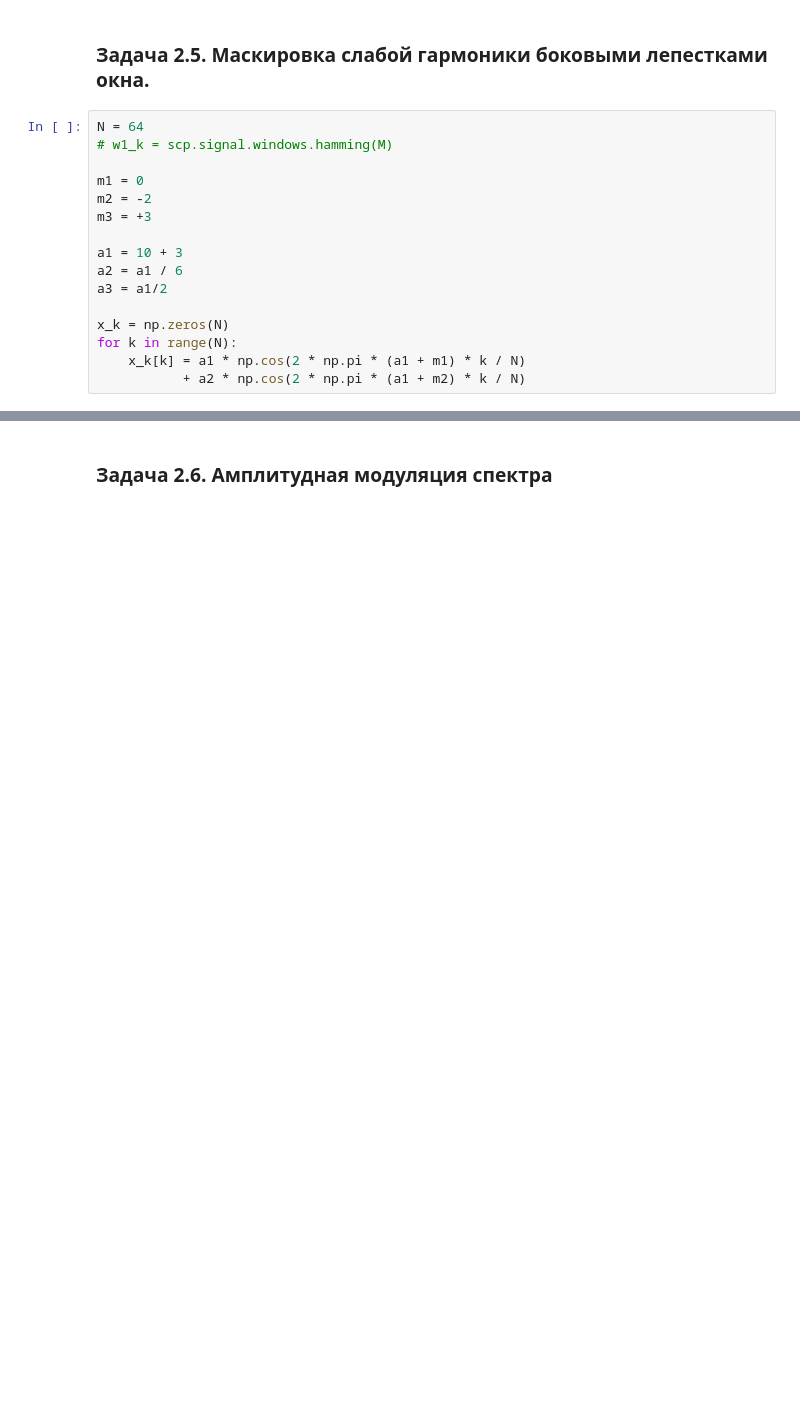
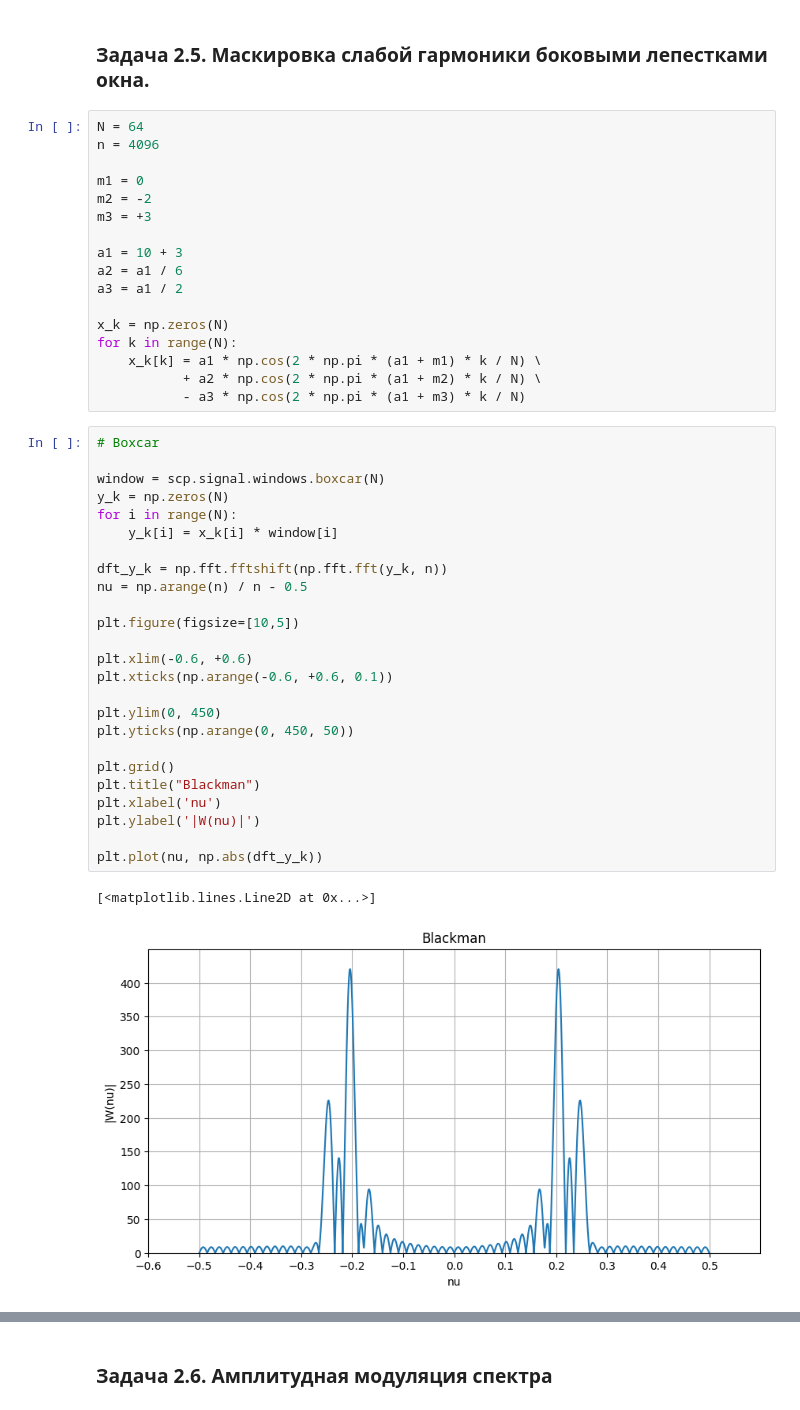
Before and after one commit to RustamSubkhankulov/radiophys, a Jupyter notebook: lab2.ipynb, the cells around one changed output, grey strips where cells are left out. Cells and saved outputs as stored; diff of their text form; blank space fills up the shorter version.

```diff
--- a/lab2.ipynb
+++ b/lab2.ipynb
@@ -468,7 +470,7 @@ plt.plot(nu, np.abs(dft_y_k))
 ### Задача 2.5. Маскировка слабой гармоники боковыми лепестками окна.
 # %%
 N = 64
-# w1_k = scp.signal.windows.hamming(M)
+n = 4096
 
 m1 = 0
 m2 = -2
@@ -476,9 +478,38 @@ m3 = +3
 
 a1 = 10 + 3
 a2 = a1 / 6
-a3 = a1/2
+a3 = a1 / 2
 
 x_k = np.zeros(N)
 for k in range(N):
-    x_k[k] = a1 * np.cos(2 * np.pi * (a1 + m1) * k / N)
-           + a2 * np.cos(2 * np.pi * (a1 + m2) * k / N)
+    x_k[k] = a1 * np.cos(2 * np.pi * (a1 + m1) * k / N) \
+           + a2 * np.cos(2 * np.pi * (a1 + m2) * k / N) \
+           - a3 * np.cos(2 * np.pi * (a1 + m3) * k / N)
+# %%
+# Boxcar
+
+window = scp.signal.windows.boxcar(N)
+y_k = np.zeros(N)
+for i in range(N):
+    y_k[i] = x_k[i] * window[i]
+
+dft_y_k = np.fft.fftshift(np.fft.fft(y_k, n))
+nu = np.arange(n) / n - 0.5
+
+plt.figure(figsize=[10,5])
+
+plt.xlim(-0.6, +0.6)
+plt.xticks(np.arange(-0.6, +0.6, 0.1))
+
+plt.ylim(0, 450)
+plt.yticks(np.arange(0, 450, 50))
+
+plt.grid()
+plt.title("Blackman")
+plt.xlabel('nu')
+plt.ylabel('|W(nu)|')
+
+plt.plot(nu, np.abs(dft_y_k))
+# %% [output]
+[<matplotlib.lines.Line2D at 0x...>]
+[figure, added]
```
Also changed, not shown: parts of 12 cells of this notebook.
